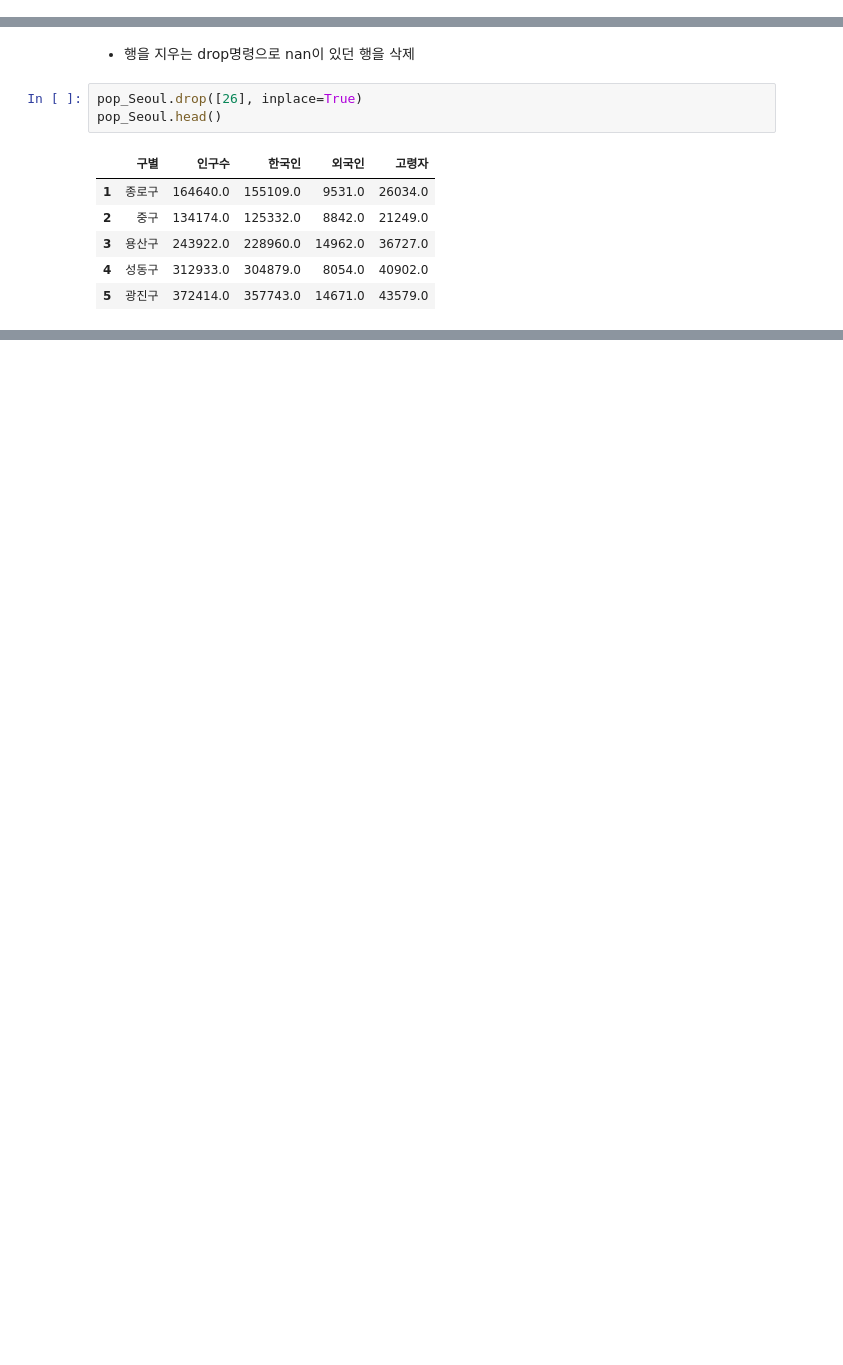
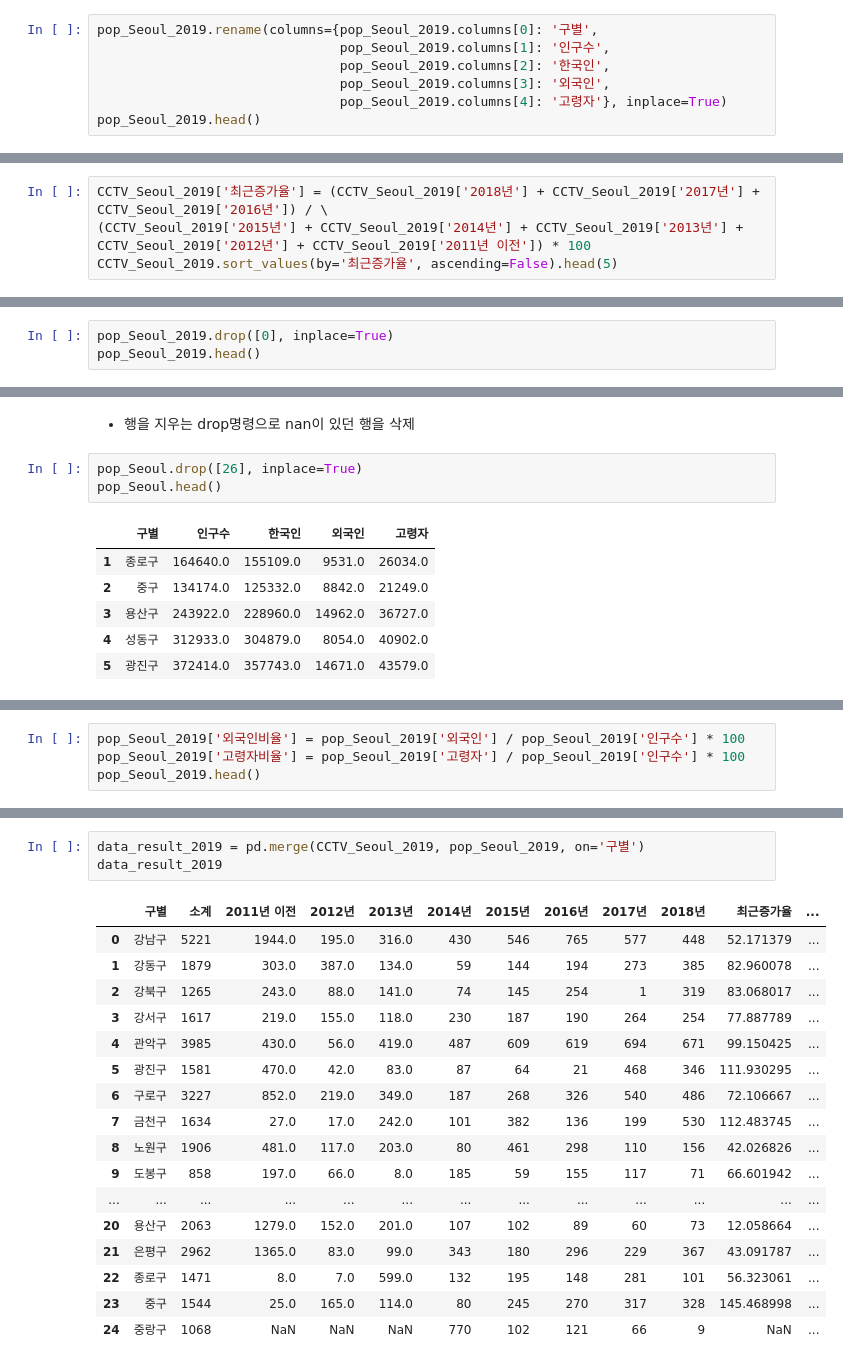
Before and after one commit to asheed/pydatascience, a Jupyter notebook: python_data.ipynb, the cells around one changed output, grey strips where cells are left out. Cells and saved outputs as stored; diff of their text form; blank space fills up the shorter version.

```diff
--- a/python_data.ipynb
+++ b/python_data.ipynb
@@ -65,3 +119,10 @@ pop_Seoul.head()
 | 2 | 중구 | 134174.0 | 125332.0 | 8842.0 | 21249.0 |
 | 3 | 용산구 | 243922.0 | 228960.0 | 14962.0 | 36727.0 |
 | 4 | 성동구 | 312933.0 | 304879.0 | 8054.0 | 40902.0 |
+# %%
+pop_Seoul_2019.rename(columns={pop_Seoul_2019.columns[0]: '구별',
+                               pop_Seoul_2019.columns[1]: '인구수',
+                               pop_Seoul_2019.columns[2]: '한국인',
+                               pop_Seoul_2019.columns[3]: '외국인',
+                               pop_Seoul_2019.columns[4]: '고령자'}, inplace=True)
+pop_Seoul_2019.head()
@@ -410,0 +510,4 @@ CCTV_Seoul.sort_values(by='최근증가율', ascending=False).head(5)
+# %%
+CCTV_Seoul_2019['최근증가율'] = (CCTV_Seoul_2019['2018년'] + CCTV_Seoul_2019['2017년'] + CCTV_Seoul_2019['2016년']) / \
+(CCTV_Seoul_2019['2015년'] + CCTV_Seoul_2019['2014년'] + CCTV_Seoul_2019['2013년'] + CCTV_Seoul_2019['2012년'] + CCTV_Seoul_2019['2011년 이전']) * 100
+CCTV_Seoul_2019.sort_values(by='최근증가율', ascending=False).head(5)
@@ -432,0 +554,3 @@ pop_Seoul.head()
+# %%
+pop_Seoul_2019.drop([0], inplace=True)
+pop_Seoul_2019.head()
@@ -462,0 +654,4 @@ pop_Seoul.head()
+# %%
+pop_Seoul_2019['외국인비율'] = pop_Seoul_2019['외국인'] / pop_Seoul_2019['인구수'] * 100
+pop_Seoul_2019['고령자비율'] = pop_Seoul_2019['고령자'] / pop_Seoul_2019['인구수'] * 100
+pop_Seoul_2019.head()
@@ -462,0 +1015,21 @@ pop_Seoul.head()
+# %%
+data_result_2019 = pd.merge(CCTV_Seoul_2019, pop_Seoul_2019, on='구별')
+data_result_2019
+# %% [output]
+|  | 구별 | 소계 | 2011년 이전 | 2012년 | 2013년 | 2014년 | 2015년 | 2016년 | 2017년 | 2018년 | 최근증가율 | ... |
+| 0 | 강남구 | 5221 | 1944.0 | 195.0 | 316.0 | 430 | 546 | 765 | 577 | 448 | 52.171379 | ... |
+| 1 | 강동구 | 1879 | 303.0 | 387.0 | 134.0 | 59 | 144 | 194 | 273 | 385 | 82.960078 | ... |
+| 2 | 강북구 | 1265 | 243.0 | 88.0 | 141.0 | 74 | 145 | 254 | 1 | 319 | 83.068017 | ... |
+| 3 | 강서구 | 1617 | 219.0 | 155.0 | 118.0 | 230 | 187 | 190 | 264 | 254 | 77.887789 | ... |
+| 4 | 관악구 | 3985 | 430.0 | 56.0 | 419.0 | 487 | 609 | 619 | 694 | 671 | 99.150425 | ... |
+| 5 | 광진구 | 1581 | 470.0 | 42.0 | 83.0 | 87 | 64 | 21 | 468 | 346 | 111.930295 | ... |
+| 6 | 구로구 | 3227 | 852.0 | 219.0 | 349.0 | 187 | 268 | 326 | 540 | 486 | 72.106667 | ... |
+| 7 | 금천구 | 1634 | 27.0 | 17.0 | 242.0 | 101 | 382 | 136 | 199 | 530 | 112.483745 | ... |
+| 8 | 노원구 | 1906 | 481.0 | 117.0 | 203.0 | 80 | 461 | 298 | 110 | 156 | 42.026826 | ... |
+| 9 | 도봉구 | 858 | 197.0 | 66.0 | 8.0 | 185 | 59 | 155 | 117 | 71 | 66.601942 | ... |
+| ... | ... | ... | ... | ... | ... | ... | ... | ... | ... | ... | ... | ... |
+| 20 | 용산구 | 2063 | 1279.0 | 152.0 | 201.0 | 107 | 102 | 89 | 60 | 73 | 12.058664 | ... |
+| 21 | 은평구 | 2962 | 1365.0 | 83.0 | 99.0 | 343 | 180 | 296 | 229 | 367 | 43.091787 | ... |
+| 22 | 종로구 | 1471 | 8.0 | 7.0 | 599.0 | 132 | 195 | 148 | 281 | 101 | 56.323061 | ... |
+| 23 | 중구 | 1544 | 25.0 | 165.0 | 114.0 | 80 | 245 | 270 | 317 | 328 | 145.468998 | ... |
+| 24 | 중랑구 | 1068 | NaN | NaN | NaN | 770 | 102 | 121 | 66 | 9 | NaN | ... |
```
Also changed, not shown: parts of 98 cells of this notebook, 6 other files.
